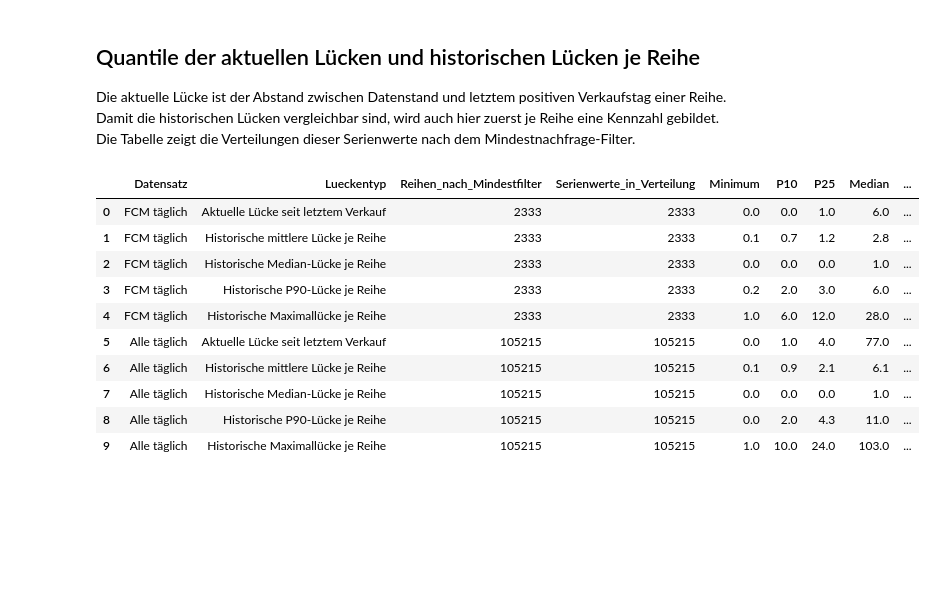
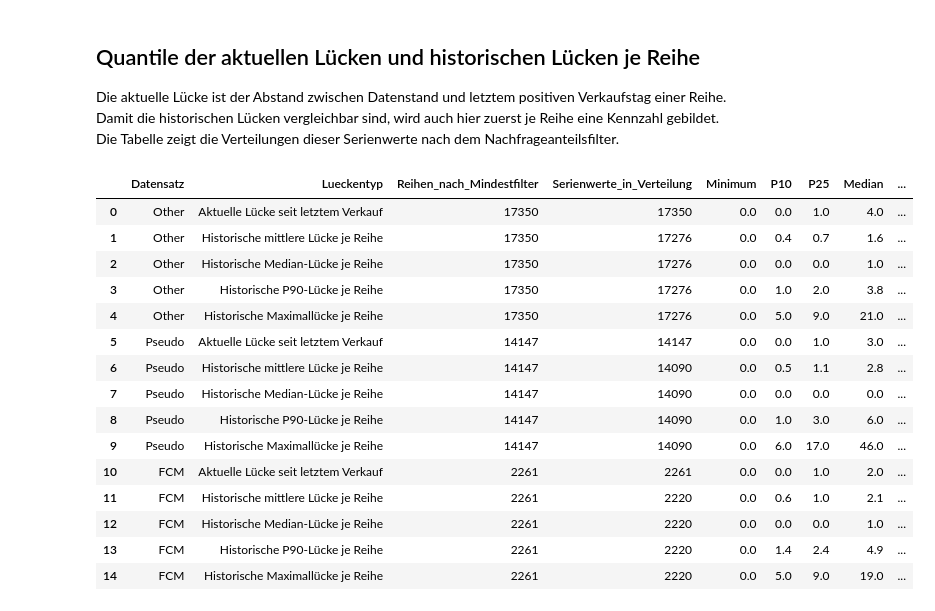
Before and after one commit to vlkkvl/transaktionen_bedientheke, a Jupyter notebook: notebooks/00_data_cleaning/00_02_filtering_last_sale.ipynb, the cells around one changed output. Drawn from its saved outputs; the diff is of its cells as text; code cells hidden in the pictures; blank space fills up the shorter version.

```diff
--- a/notebooks/00_data_cleaning/00_02_filtering_last_sale.ipynb
+++ b/notebooks/00_data_cleaning/00_02_filtering_last_sale.ipynb
@@ -38,19 +41,27 @@ from IPython.display import display
 ROOT = Path.cwd()
 if not (ROOT / "src").exists():
     ROOT = ROOT.parent.parent
-MIN_DEMAND_PERIODS_OVERALL = 10
+MIN_DEMAND_SHARE_OVERALL = 0.10
+SOURCE_COLORS = {"Other": "#315b63", "Pseudo": "#d7a84b", "FCM": "#c4513b"}
 
 pd.set_option("display.max_columns", 80)
 pd.set_option("display.max_rows", 100)
 
 DATASETS = [
     {
-        "Datensatz": "FCM täglich",
-        "Pfad": ROOT / "data" / "processed" / "transactions_dst_over_days_fcm",
+        "Datensatz": "Other",
+        "Pfad": ROOT / "data" / "interim" / "transactions_dst_over_days",
+        "Filter": "NOT is_fcm AND NOT is_pseudo",
     },
     {
-        "Datensatz": "Alle täglich",
-        "Pfad": ROOT / "data" / "processed" / "transactions_dst_over_days",
+        "Datensatz": "Pseudo",
+        "Pfad": ROOT / "data" / "interim" / "transactions_dst_over_days",
+        "Filter": "NOT is_fcm AND is_pseudo",
+    },
+    {
+        "Datensatz": "FCM",
+        "Pfad": ROOT / "data" / "interim" / "transactions_dst_over_days",
+        "Filter": "is_fcm",
     },
 ]
 
@@ -200,7 +259,7 @@ Kontrolle vor Mindestnachfragefilter: Reihen ohne positive Nachfrage
 # %% [markdown]
 ## Quantile der aktuellen Lücken und historischen Lücken je Reihe
 
-Die aktuelle Lücke ist der Abstand zwischen Datenstand und letztem positiven Verkaufstag einer Reihe. Damit die historischen Lücken vergleichbar sind, wird auch hier zuerst je Reihe eine Kennzahl gebildet. Die Tabelle zeigt die Verteilungen dieser Serienwerte nach dem Mindestnachfrage-Filter.
+Die aktuelle Lücke ist der Abstand zwischen Datenstand und letztem positiven Verkaufstag einer Reihe. Damit die historischen Lücken vergleichbar sind, wird auch hier zuerst je Reihe eine Kennzahl gebildet. Die Tabelle zeigt die Verteilungen dieser Serienwerte nach dem Nachfrageanteilsfilter.
 # %%
 GAP_QUANTILES = {
     "Minimum": 0.00,
@@ -228,6 +287,7 @@ def load_historical_gap_days(dataset, eligible_series):
           AND ARTIKEL_ID IS NOT NULL
           AND DATE IS NOT NULL
           AND {SALE_CONDITION}
+          AND {dataset['Filter']}
         GROUP BY MARKT_ID, ARTIKEL_ID, verkaufstag
         ORDER BY MARKT_ID, ARTIKEL_ID, verkaufstag
         """
@@ -298,40 +358,45 @@ for dataset in DATASETS:
     historical_gaps = load_historical_gap_days(dataset, series_sales)
     historical_gap_series_summary = summarize_historical_gaps_by_series(historical_gaps)
     historical_gaps_by_dataset[dataset["Datensatz"]] = historical_gaps
     historical_gap_series_summary_by_dataset[dataset["Datensatz"]] = historical_gap_series_summary
 
     historical_summary_columns = {
         "Historische mittlere Lücke je Reihe": "mittlere_historische_luecke",
         "Historische Median-Lücke je Reihe": "median_historische_luecke",
         "Historische P90-Lücke je Reihe": "p90_historische_luecke",
         "Historische Maximallücke je Reihe": "maximale_historische_luecke",
     }
     for gap_type, column in historical_summary_columns.items():
         add_gap_quantile_row(
             gap_quantile_rows,
             dataset_name=dataset["Datensatz"],
             gap_type=gap_type,
             values=historical_gap_series_summary[column],
             series_count=len(series_sales),
         )
 
 gap_quantiles = pd.DataFrame(gap_quantile_rows)
 quantile_columns = list(GAP_QUANTILES)
 display(
     gap_quantiles.style.format(
         {column: "{:.1f}" for column in quantile_columns},
         na_rep="",
     )
 )
 # %% [output]
 |  | Datensatz | Lueckentyp | Reihen_nach_Mindestfilter | Serienwerte_in_Verteilung | Minimum | P10 | P25 | Median | ... |
-| 0 | FCM täglich | Aktuelle Lücke seit letztem Verkauf | 2333 | 2333 | 0.0 | 0.0 | 1.0 | 6.0 | ... |
-| 1 | FCM täglich | Historische mittlere Lücke je Reihe | 2333 | 2333 | 0.1 | 0.7 | 1.2 | 2.8 | ... |
-| 2 | FCM täglich | Historische Median-Lücke je Reihe | 2333 | 2333 | 0.0 | 0.0 | 0.0 | 1.0 | ... |
-| 3 | FCM täglich | Historische P90-Lücke je Reihe | 2333 | 2333 | 0.2 | 2.0 | 3.0 | 6.0 | ... |
-| 4 | FCM täglich | Historische Maximallücke je Reihe | 2333 | 2333 | 1.0 | 6.0 | 12.0 | 28.0 | ... |
-| 5 | Alle täglich | Aktuelle Lücke seit letztem Verkauf | 105215 | 105215 | 0.0 | 1.0 | 4.0 | 77.0 | ... |
-| 6 | Alle täglich | Historische mittlere Lücke je Reihe | 105215 | 105215 | 0.1 | 0.9 | 2.1 | 6.1 | ... |
-| 7 | Alle täglich | Historische Median-Lücke je Reihe | 105215 | 105215 | 0.0 | 0.0 | 0.0 | 1.0 | ... |
-| 8 | Alle täglich | Historische P90-Lücke je Reihe | 105215 | 105215 | 0.0 | 2.0 | 4.3 | 11.0 | ... |
-| 9 | Alle täglich | Historische Maximallücke je Reihe | 105215 | 105215 | 1.0 | 10.0 | 24.0 | 103.0 | ... |
+| 0 | Other | Aktuelle Lücke seit letztem Verkauf | 17350 | 17350 | 0.0 | 0.0 | 1.0 | 4.0 | ... |
+| 1 | Other | Historische mittlere Lücke je Reihe | 17350 | 17276 | 0.0 | 0.4 | 0.7 | 1.6 | ... |
+| 2 | Other | Historische Median-Lücke je Reihe | 17350 | 17276 | 0.0 | 0.0 | 0.0 | 1.0 | ... |
+| 3 | Other | Historische P90-Lücke je Reihe | 17350 | 17276 | 0.0 | 1.0 | 2.0 | 3.8 | ... |
+| 4 | Other | Historische Maximallücke je Reihe | 17350 | 17276 | 0.0 | 5.0 | 9.0 | 21.0 | ... |
+| 5 | Pseudo | Aktuelle Lücke seit letztem Verkauf | 14147 | 14147 | 0.0 | 0.0 | 1.0 | 3.0 | ... |
+| 6 | Pseudo | Historische mittlere Lücke je Reihe | 14147 | 14090 | 0.0 | 0.5 | 1.1 | 2.8 | ... |
+| 7 | Pseudo | Historische Median-Lücke je Reihe | 14147 | 14090 | 0.0 | 0.0 | 0.0 | 0.0 | ... |
+| 8 | Pseudo | Historische P90-Lücke je Reihe | 14147 | 14090 | 0.0 | 1.0 | 3.0 | 6.0 | ... |
+| 9 | Pseudo | Historische Maximallücke je Reihe | 14147 | 14090 | 0.0 | 6.0 | 17.0 | 46.0 | ... |
+| 10 | FCM | Aktuelle Lücke seit letztem Verkauf | 2261 | 2261 | 0.0 | 0.0 | 1.0 | 2.0 | ... |
+| 11 | FCM | Historische mittlere Lücke je Reihe | 2261 | 2220 | 0.0 | 0.6 | 1.0 | 2.1 | ... |
+| 12 | FCM | Historische Median-Lücke je Reihe | 2261 | 2220 | 0.0 | 0.0 | 0.0 | 1.0 | ... |
+| 13 | FCM | Historische P90-Lücke je Reihe | 2261 | 2220 | 0.0 | 1.4 | 2.4 | 4.9 | ... |
+| 14 | FCM | Historische Maximallücke je Reihe | 2261 | 2220 | 0.0 | 5.0 | 9.0 | 19.0 | ... |
```
Also changed, not shown: parts of 12 cells of this notebook, 26 other files.
